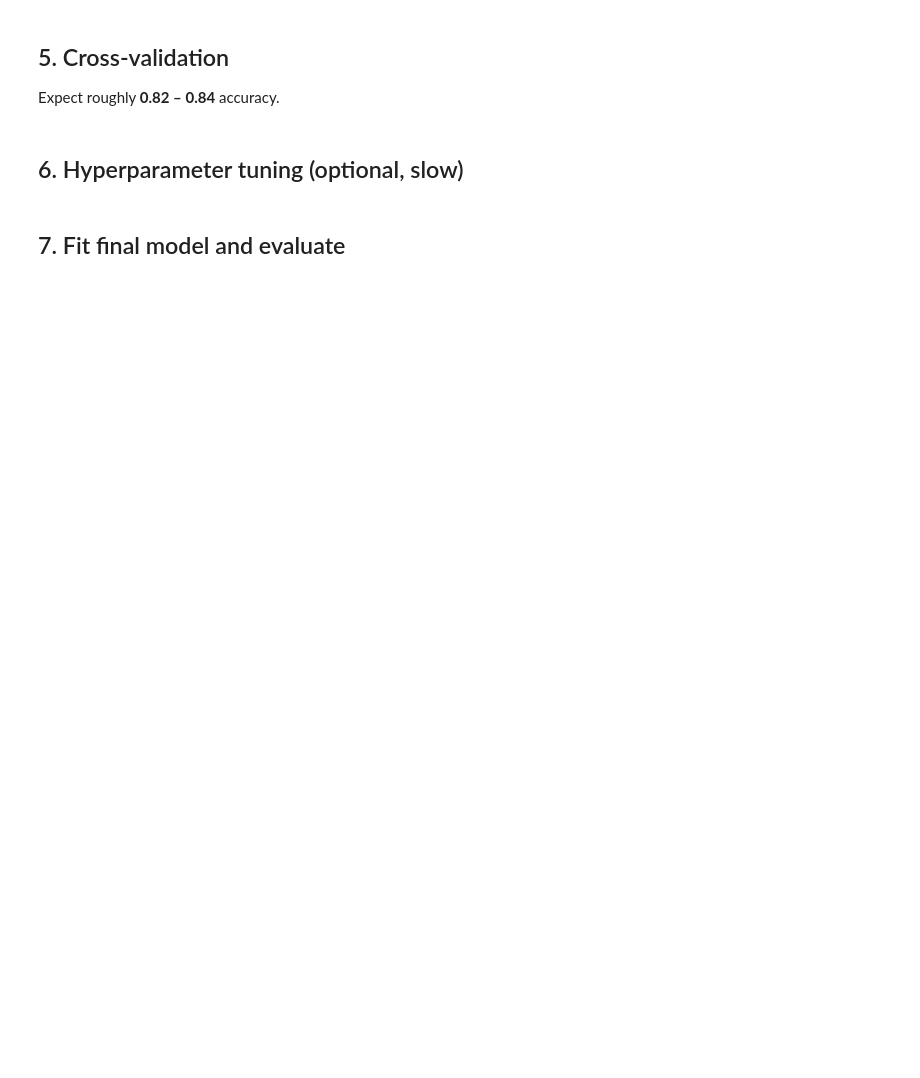
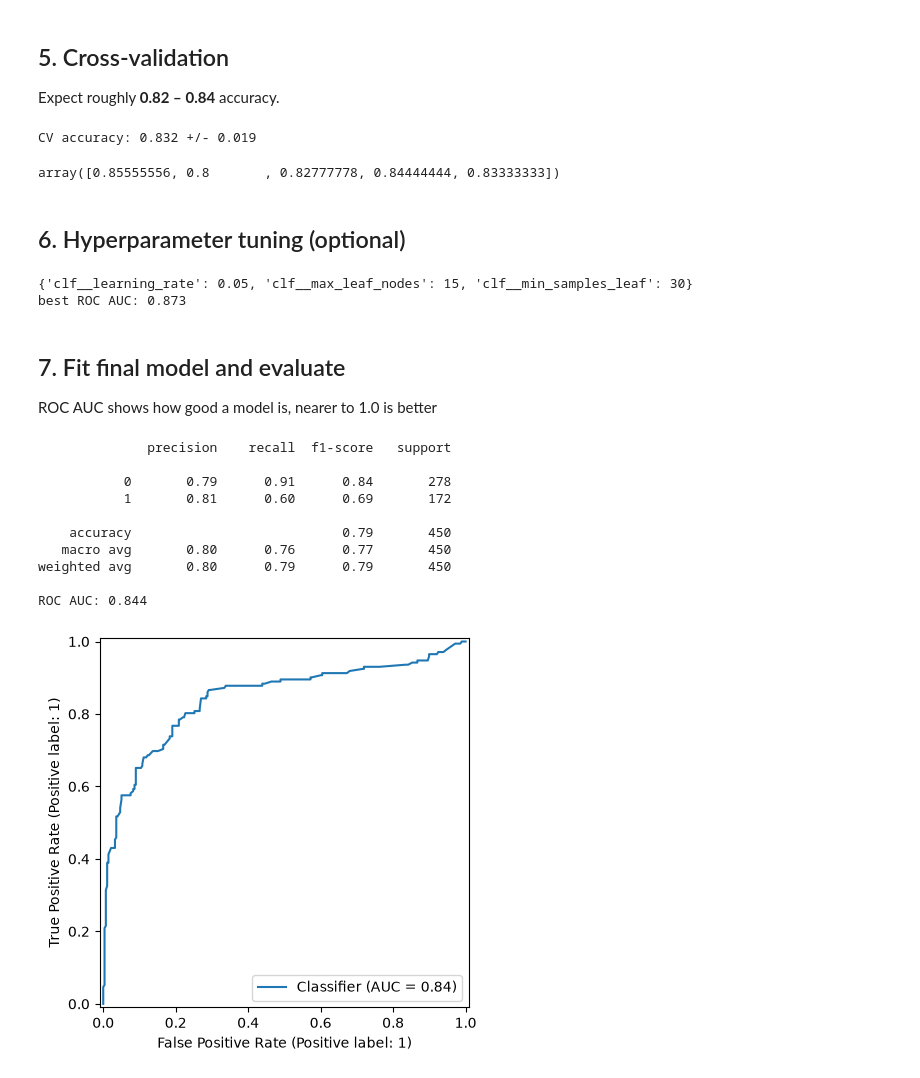
Before and after one commit to rergr/fhnw_mini_challange, a Jupyter notebook: julian_danis.ipynb, the cells around one changed output. Cells and saved outputs as stored; diff of their text form; code cells hidden in the pictures; blank space fills up the shorter version.

Commit message:
feat: finished gradient boosting model

```diff
--- a/julian_danis.ipynb
+++ b/julian_danis.ipynb
@@ -32,6 +25,6 @@ pd.set_option("display.max_columns", None)
 # %% [markdown]
 ## 2. Load data
 # %%
-df = pd.read_csv("train.csv")
+df = pd.read_csv("train.csv", delimiter=";")
 print(df.shape)
 df.head()
@@ -49,23 +80,7 @@ df.isna().sum()
 def engineer(df: pd.DataFrame) -> pd.DataFrame:
     df = df.copy()
 
-    df["Title"] = (
-        df["Name"].str.extract(r",\s*([^\.]+)\.", expand=False)
-        .str.strip()
-        .replace({
-            "Mlle": "Miss", "Ms": "Miss", "Mme": "Mrs",
-            "Lady": "Rare", "Countess": "Rare", "Capt": "Rare",
-            "Col": "Rare", "Don": "Rare", "Dr": "Rare",
-            "Major": "Rare", "Rev": "Rare", "Sir": "Rare",
-            "Jonkheer": "Rare", "Dona": "Rare",
-        })
-    )
-
-    df["FamilySize"] = df["SibSp"] + df["Parch"] + 1
-    df["IsAlone"] = (df["FamilySize"] == 1).astype(int)
-    df["Deck"] = df["Cabin"].str[0].fillna("U")
-
-    df = df.drop(columns=["PassengerId", "Name", "Ticket", "Cabin"])
+    df = df.drop(columns=["PassengerId", "Name", "Ticket", "Embarked", "Cabin"])
     df = df.drop(columns=[c for c in df.columns if c.startswith("Unnamed")],
                  errors="ignore")
     return df
@@ -80,8 +109,8 @@ X.head()
 # %% [markdown]
 ## 4. Preprocessing + model pipeline
 # %%
-numeric_features = ["Age", "Fare", "SibSp", "Parch", "FamilySize", "IsAlone", "Pclass"]
-categorical_features = ["Sex", "Embarked", "Title", "Deck"]
+numeric_features = ["Age", "Fare", "SibSp", "Parch", "Pclass"]
+categorical_features = ["Sex"]
 
 preprocess = ColumnTransformer(
     transformers=[
@@ -95,12 +124,10 @@ preprocess = ColumnTransformer(
 
 model = Pipeline([
     ("prep", preprocess),
-    ("clf", HistGradientBoostingClassifier(
+    ("clf", GradientBoostingClassifier(
         learning_rate=0.05,
-        max_iter=400,
-        max_leaf_nodes=31,
-        l2_regularization=1.0,
-        early_stopping=True,
+        max_leaf_nodes=15,
+        min_samples_leaf=30,
         random_state=RANDOM_STATE,
     )),
 ])
@@ -114,12 +158,14 @@ cv = StratifiedKFold(n_splits=5, shuffle=True, random_state=RANDOM_STATE)
 scores = cross_val_score(model, X, y, cv=cv, scoring="accuracy")
 print(f"CV accuracy: {scores.mean():.3f} +/- {scores.std():.3f}")
 scores
+# %% [output]
+CV accuracy: 0.832 +/- 0.019
+array([0.85555556, 0.8       , 0.82777778, 0.84444444, 0.83333333])
 # %% [markdown]
-## 6. Hyperparameter tuning (optional, slow)
+## 6. Hyperparameter tuning (optional)
 # %%
 param_grid = {
     "clf__learning_rate": [0.03, 0.05, 0.1],
-    "clf__max_iter": [300, 500],
     "clf__max_leaf_nodes": [15, 31, 63],
     "clf__min_samples_leaf": [10, 20, 30],
 }
@@ -129,18 +175,35 @@ search.fit(X, y)
 print(search.best_params_)
 print(f"best ROC AUC: {search.best_score_:.3f}")
 model = search.best_estimator_
+# %% [output]
+{'clf__learning_rate': 0.05, 'clf__max_leaf_nodes': 15, 'clf__min_samples_leaf': 30}
+best ROC AUC: 0.873
 # %% [markdown]
 ## 7. Fit final model and evaluate
+
+ROC AUC shows how good a model is, nearer to 1.0 is better
 # %%
 X_tr, X_te, y_tr, y_te = train_test_split(
-    X, y, test_size=0.2, stratify=y, random_state=RANDOM_STATE
+    X, y, test_size=0.5, stratify=y, random_state=RANDOM_STATE
 )
 
 model.fit(X_tr, y_tr)
 proba = model.predict_proba(X_te)[:, 1]
 
 print(classification_report(y_te, model.predict(X_te)))
 print("ROC AUC:", round(roc_auc_score(y_te, proba), 3))
 
 RocCurveDisplay.from_predictions(y_te, proba)
 plt.show()
+# %% [output]
+              precision    recall  f1-score   support
+
+           0       0.79      0.91      0.84       278
+           1       0.81      0.60      0.69       172
+
+    accuracy                           0.79       450
+   macro avg       0.80      0.76      0.77       450
+weighted avg       0.80      0.79      0.79       450
+
+ROC AUC: 0.844
+[figure, added]
```
Also changed, not shown: parts of 19 cells of this notebook, 1 other file.
